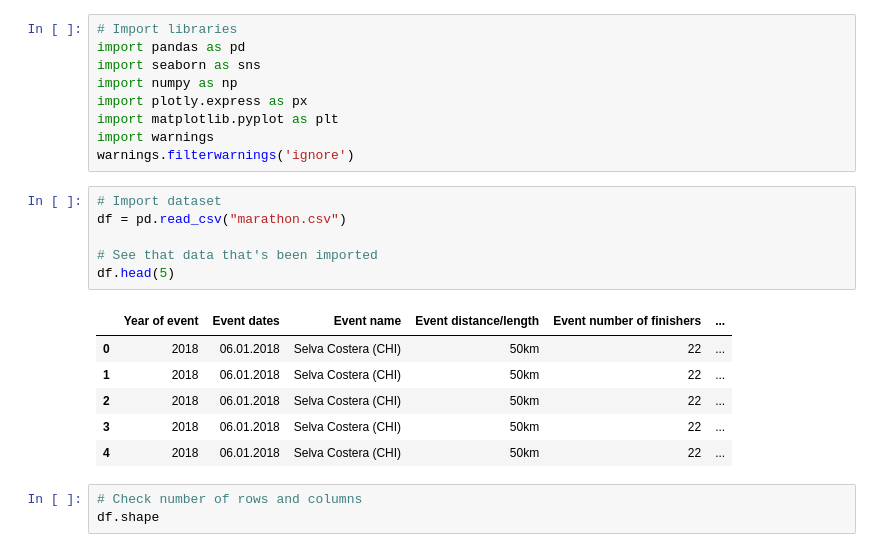
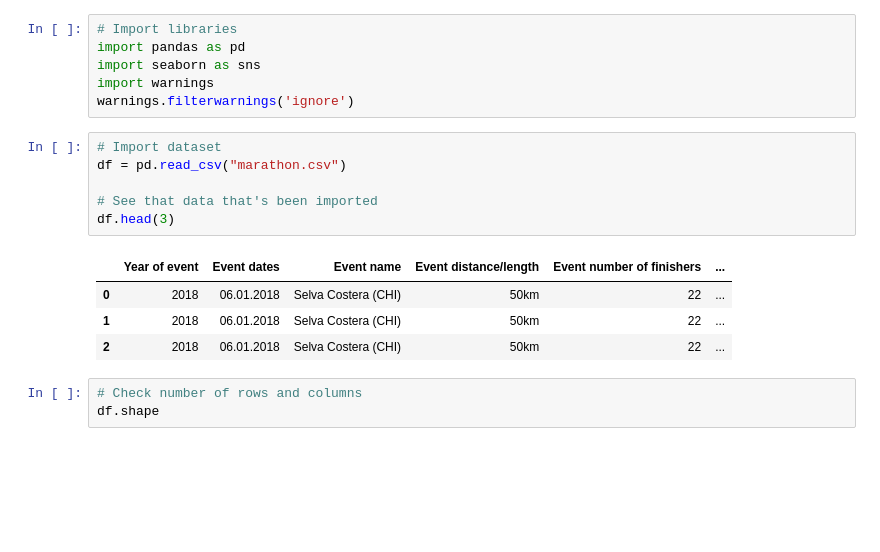
Before and after one commit to kc89878/Ultra-Marathon-Analysis, a Jupyter notebook: Ultra Marathon Analysis.ipynb, the cells around one changed output. Cells and saved outputs as stored; diff of their text form; blank space fills up the shorter version.

```diff
--- a/Ultra Marathon Analysis.ipynb
+++ b/Ultra Marathon Analysis.ipynb
@@ -2,24 +2,19 @@
 # Import libraries
 import pandas as pd
 import seaborn as sns
-import numpy as np
-import plotly.express as px
-import matplotlib.pyplot as plt
 import warnings
 warnings.filterwarnings('ignore')
 # %%
 # Import dataset
 df = pd.read_csv("marathon.csv")
 
 # See that data that's been imported
-df.head(5)
+df.head(3)
 # %% [output]
 |  | Year of event | Event dates | Event name | Event distance/length | Event number of finishers | ... |
 | 0 | 2018 | 06.01.2018 | Selva Costera (CHI) | 50km | 22 | ... |
 | 1 | 2018 | 06.01.2018 | Selva Costera (CHI) | 50km | 22 | ... |
 | 2 | 2018 | 06.01.2018 | Selva Costera (CHI) | 50km | 22 | ... |
-| 3 | 2018 | 06.01.2018 | Selva Costera (CHI) | 50km | 22 | ... |
-| 4 | 2018 | 06.01.2018 | Selva Costera (CHI) | 50km | 22 | ... |
 # %%
 # Check number of rows and columns
 df.shape
```
Also changed, not shown: parts of 32 cells of this notebook.
